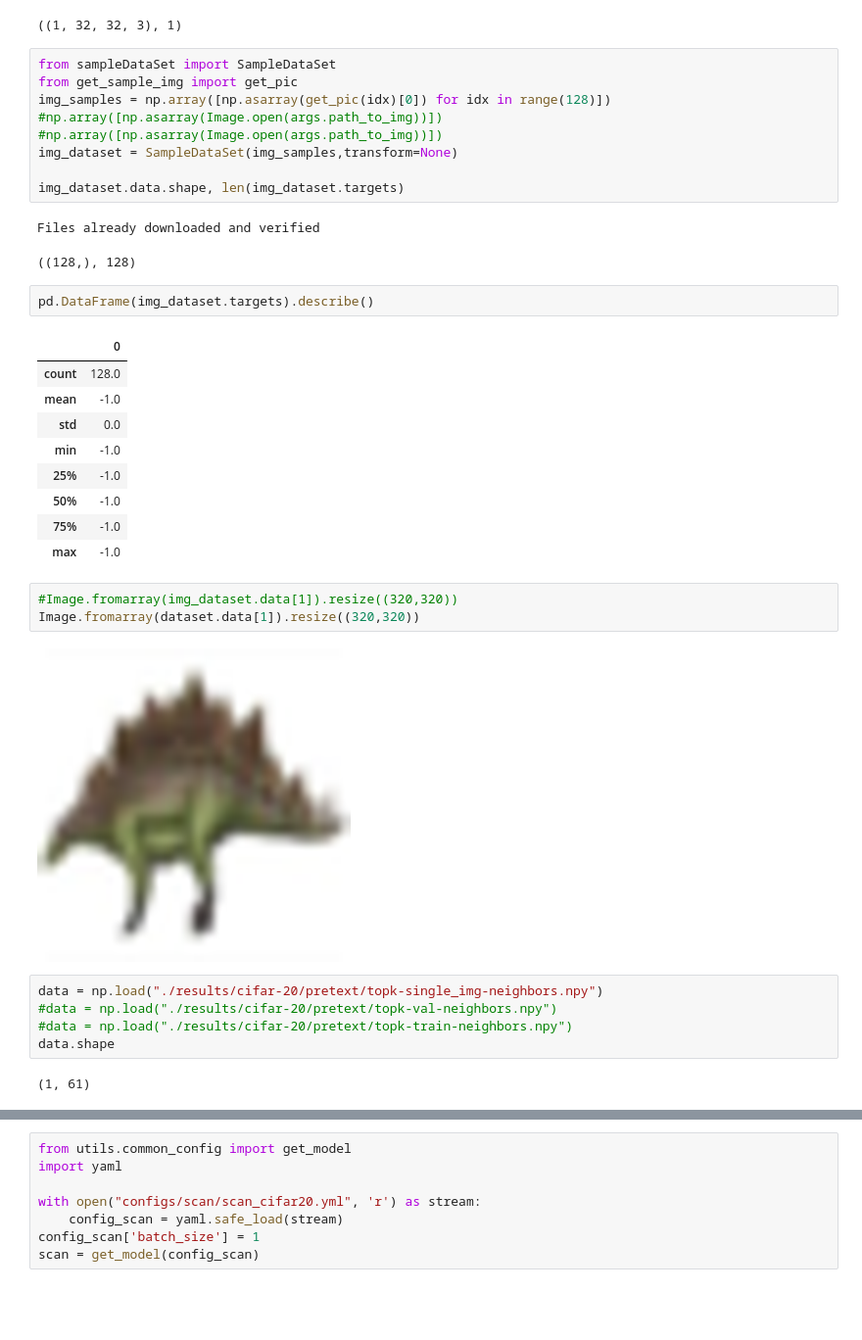
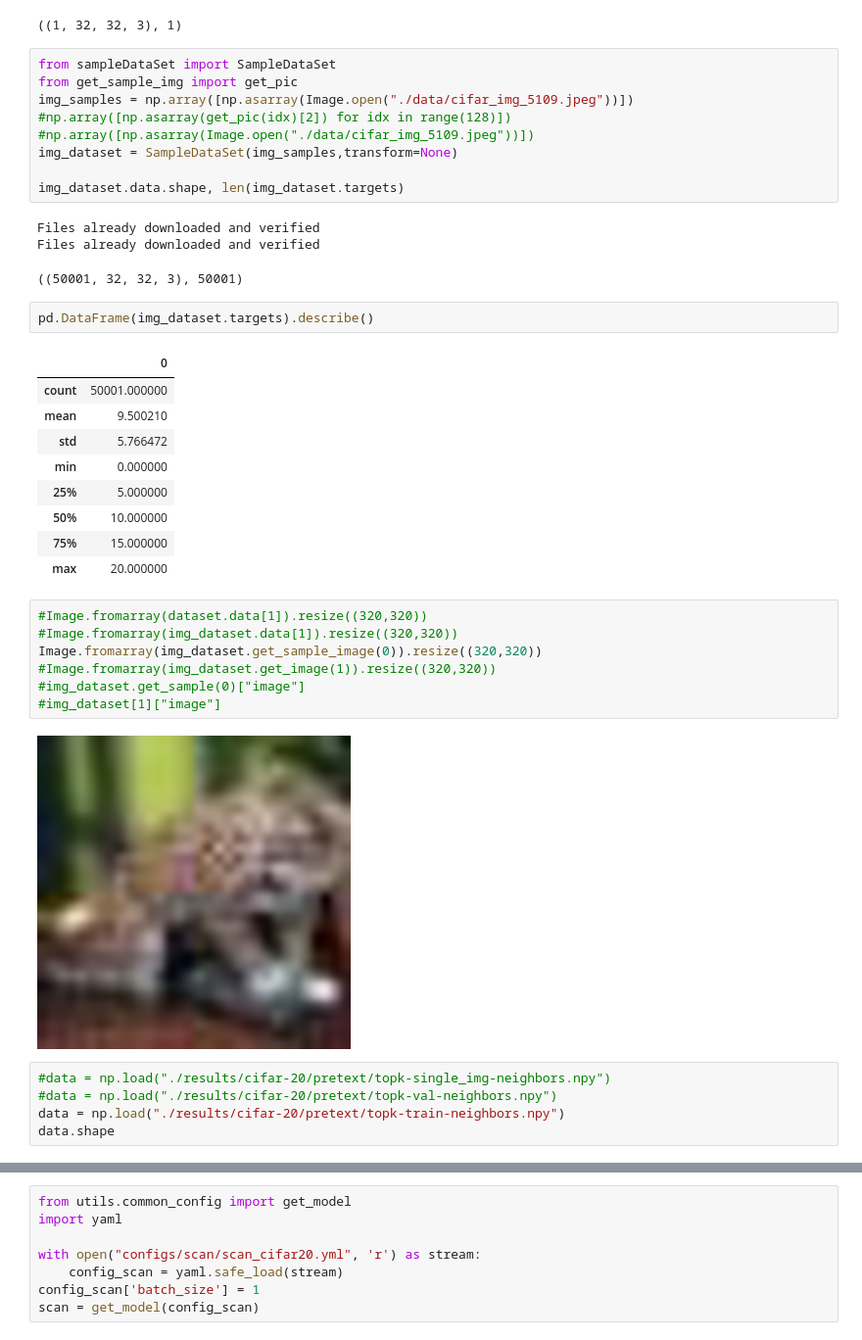
Before and after one commit to Nils-Treuheit/XAI-SCAN, a Jupyter notebook: test.ipynb, the cells around one changed output, grey strips where cells are left out. Shown at 98% size. Saved outputs shown, nothing was run; the diff lists cells and outputs as text; blank space fills up the shorter version.

Commit message:
fixed sampleDataSet

```diff
--- a/test.ipynb
+++ b/test.ipynb
@@ -37,39 +37,42 @@ img_sample["data"].shape, len(img_sample["targets"])
 # %%
 from sampleDataSet import SampleDataSet
 from get_sample_img import get_pic
-img_samples = np.array([np.asarray(get_pic(idx)[0]) for idx in range(128)])
-#np.array([np.asarray(Image.open(args.path_to_img))])
-#np.array([np.asarray(Image.open(args.path_to_img))])
+img_samples = np.array([np.asarray(Image.open("./data/cifar_img_5109.jpeg"))])
+#np.array([np.asarray(get_pic(idx)[2]) for idx in range(128)])
+#np.array([np.asarray(Image.open("./data/cifar_img_5109.jpeg"))])
 img_dataset = SampleDataSet(img_samples,transform=None)
 
 img_dataset.data.shape, len(img_dataset.targets)
 # %% [output]
 Files already downloaded and verified
+Files already downloaded and verified
-((128,), 128)
+((50001, 32, 32, 3), 50001)
 # %%
 pd.DataFrame(img_dataset.targets).describe()
 # %% [output]
 |  | 0 |
-| count | 128.0 |
-| mean | -1.0 |
-| std | 0.0 |
-| min | -1.0 |
-| 25% | -1.0 |
-| 50% | -1.0 |
-| 75% | -1.0 |
-| max | -1.0 |
+| count | 50001.000000 |
+| mean | 9.500210 |
+| std | 5.766472 |
+| min | 0.000000 |
+| 25% | 5.000000 |
+| 50% | 10.000000 |
+| 75% | 15.000000 |
+| max | 20.000000 |
 # %%
+#Image.fromarray(dataset.data[1]).resize((320,320))
 #Image.fromarray(img_dataset.data[1]).resize((320,320))
-Image.fromarray(dataset.data[1]).resize((320,320))
+Image.fromarray(img_dataset.get_sample_image(0)).resize((320,320))
+#Image.fromarray(img_dataset.get_image(1)).resize((320,320))
+#img_dataset.get_sample(0)["image"]
+#img_dataset[1]["image"]
 # %% [output]
-[figure, old version]
+[figure, new version]
 # %%
-data = np.load("./results/cifar-20/pretext/topk-single_img-neighbors.npy")
+#data = np.load("./results/cifar-20/pretext/topk-single_img-neighbors.npy")
 #data = np.load("./results/cifar-20/pretext/topk-val-neighbors.npy")
-#data = np.load("./results/cifar-20/pretext/topk-train-neighbors.npy")
+data = np.load("./results/cifar-20/pretext/topk-train-neighbors.npy")
 data.shape
-# %% [output]
-(1, 61)
 # %%
 df = pd.DataFrame(data, index = pd.Series([*range(data.shape[0])],name="DataSample"), columns=pd.Series([*range(data.shape[1])],name="KNN"))
 df = df.drop(columns = df.columns[0])
```
Also changed, not shown: parts of 6 cells of this notebook, 2 other files.
